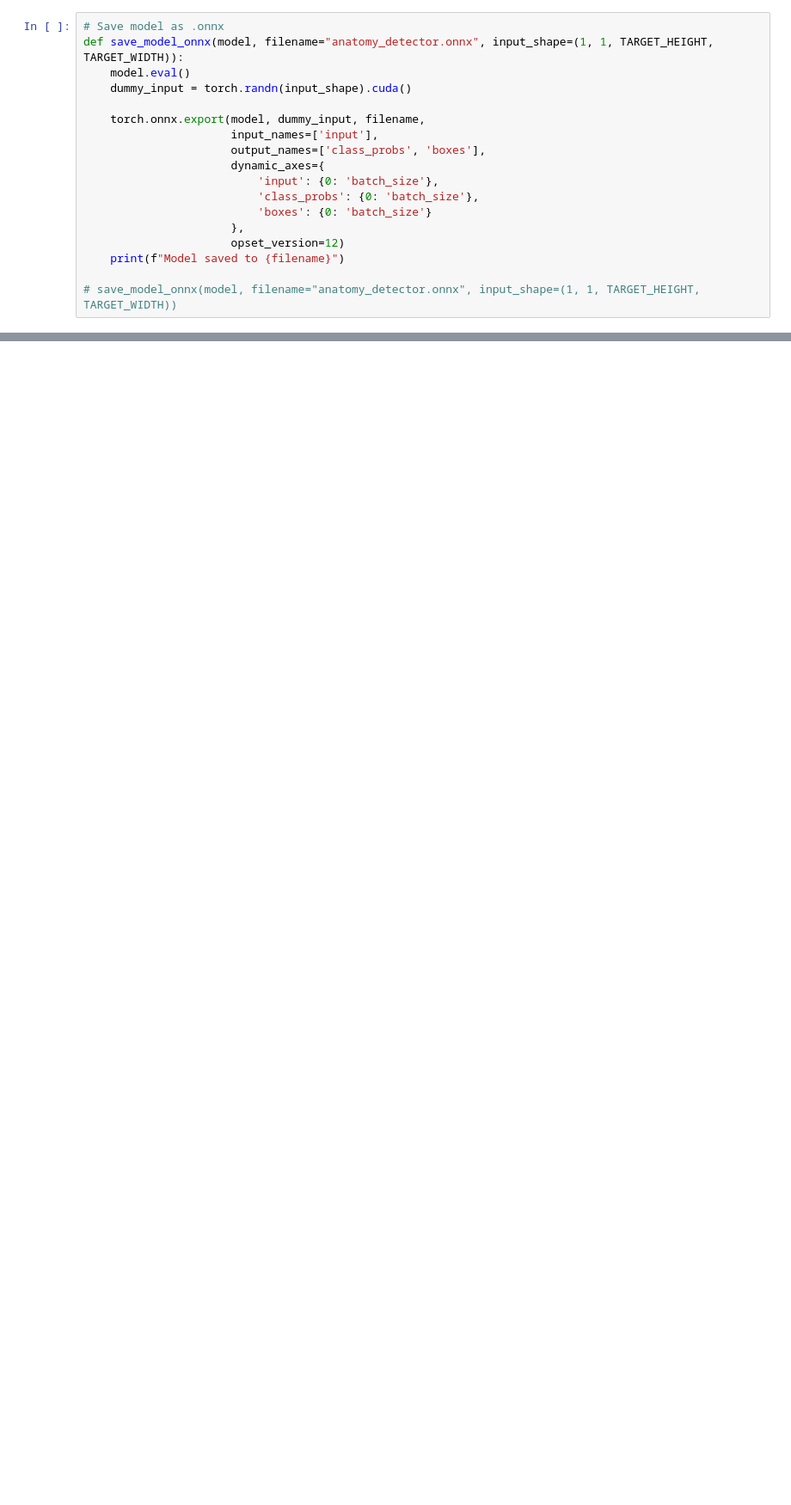
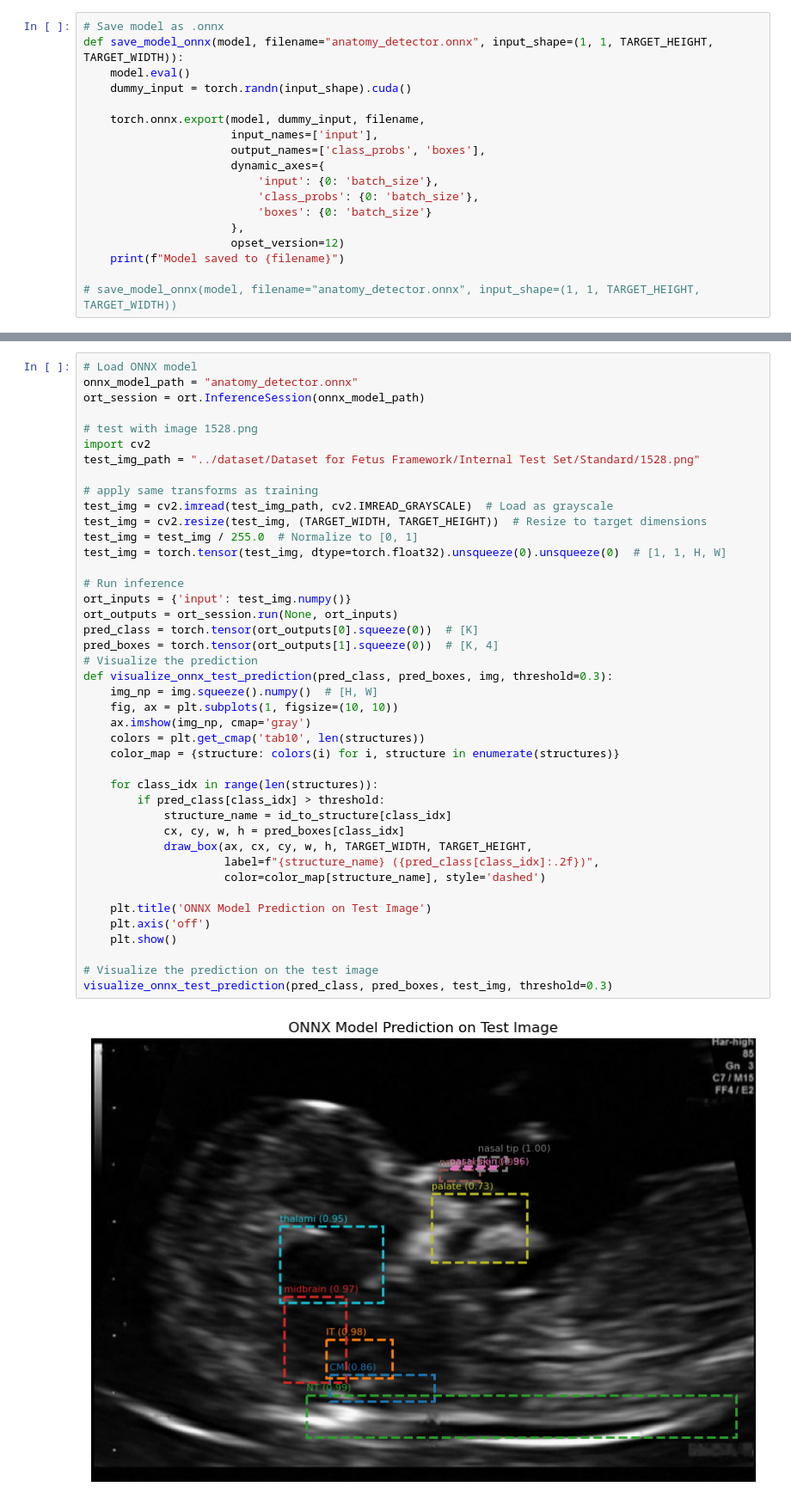
Before and after one commit to josulas/iamedic-demo, a Jupyter notebook: models/localizer.ipynb, the cells around one changed output, grey strips where cells are left out. Shown at 86% size. Drawn from its saved outputs; the diff is of its cells as text; blank space fills up the shorter version.

Commit message:
inference from file

```diff
--- a/models/localizer.ipynb
+++ b/models/localizer.ipynb
@@ -622,0 +611,44 @@ Overall average inference time across 10 images: 0.005042 seconds
+# %%
+# Load ONNX model
+onnx_model_path = "anatomy_detector.onnx"
+ort_session = ort.InferenceSession(onnx_model_path)
+
+# test with image 1528.png
+import cv2
+test_img_path = "../dataset/Dataset for Fetus Framework/Internal Test Set/Standard/1528.png"
+
+# apply same transforms as training
+test_img = cv2.imread(test_img_path, cv2.IMREAD_GRAYSCALE)  # Load as grayscale
+test_img = cv2.resize(test_img, (TARGET_WIDTH, TARGET_HEIGHT))  # Resize to target dimensions
+test_img = test_img / 255.0  # Normalize to [0, 1]
+test_img = torch.tensor(test_img, dtype=torch.float32).unsqueeze(0).unsqueeze(0)  # [1, 1, H, W]
+
+# Run inference
+ort_inputs = {'input': test_img.numpy()}
+ort_outputs = ort_session.run(None, ort_inputs)
+pred_class = torch.tensor(ort_outputs[0].squeeze(0))  # [K]
+pred_boxes = torch.tensor(ort_outputs[1].squeeze(0))  # [K, 4]
+# Visualize the prediction
+def visualize_onnx_test_prediction(pred_class, pred_boxes, img, threshold=0.3):
+    img_np = img.squeeze().numpy()  # [H, W]
+    fig, ax = plt.subplots(1, figsize=(10, 10))
+    ax.imshow(img_np, cmap='gray')
+    colors = plt.get_cmap('tab10', len(structures))
+    color_map = {structure: colors(i) for i, structure in enumerate(structures)}
+
+    for class_idx in range(len(structures)):
+        if pred_class[class_idx] > threshold:
+            structure_name = id_to_structure[class_idx]
+            cx, cy, w, h = pred_boxes[class_idx]
+            draw_box(ax, cx, cy, w, h, TARGET_WIDTH, TARGET_HEIGHT,
+                     label=f"{structure_name} ({pred_class[class_idx]:.2f})",
+                     color=color_map[structure_name], style='dashed')
+
+    plt.title('ONNX Model Prediction on Test Image')
+    plt.axis('off')
+    plt.show()
+
+# Visualize the prediction on the test image
+visualize_onnx_test_prediction(pred_class, pred_boxes, test_img, threshold=0.3)
+# %% [output]
+[figure, added]
```
Also changed, not shown: parts of 2 cells of this notebook.
